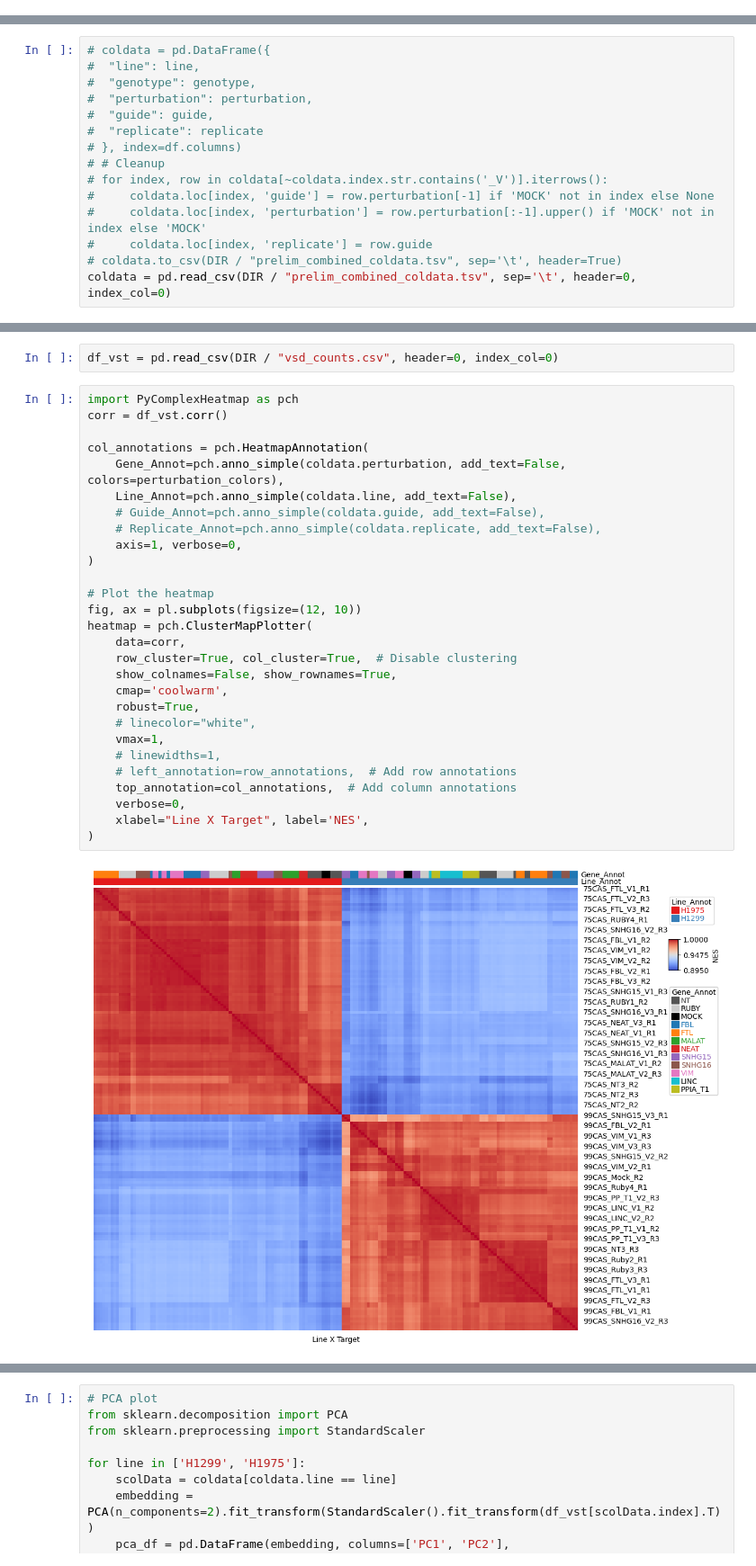
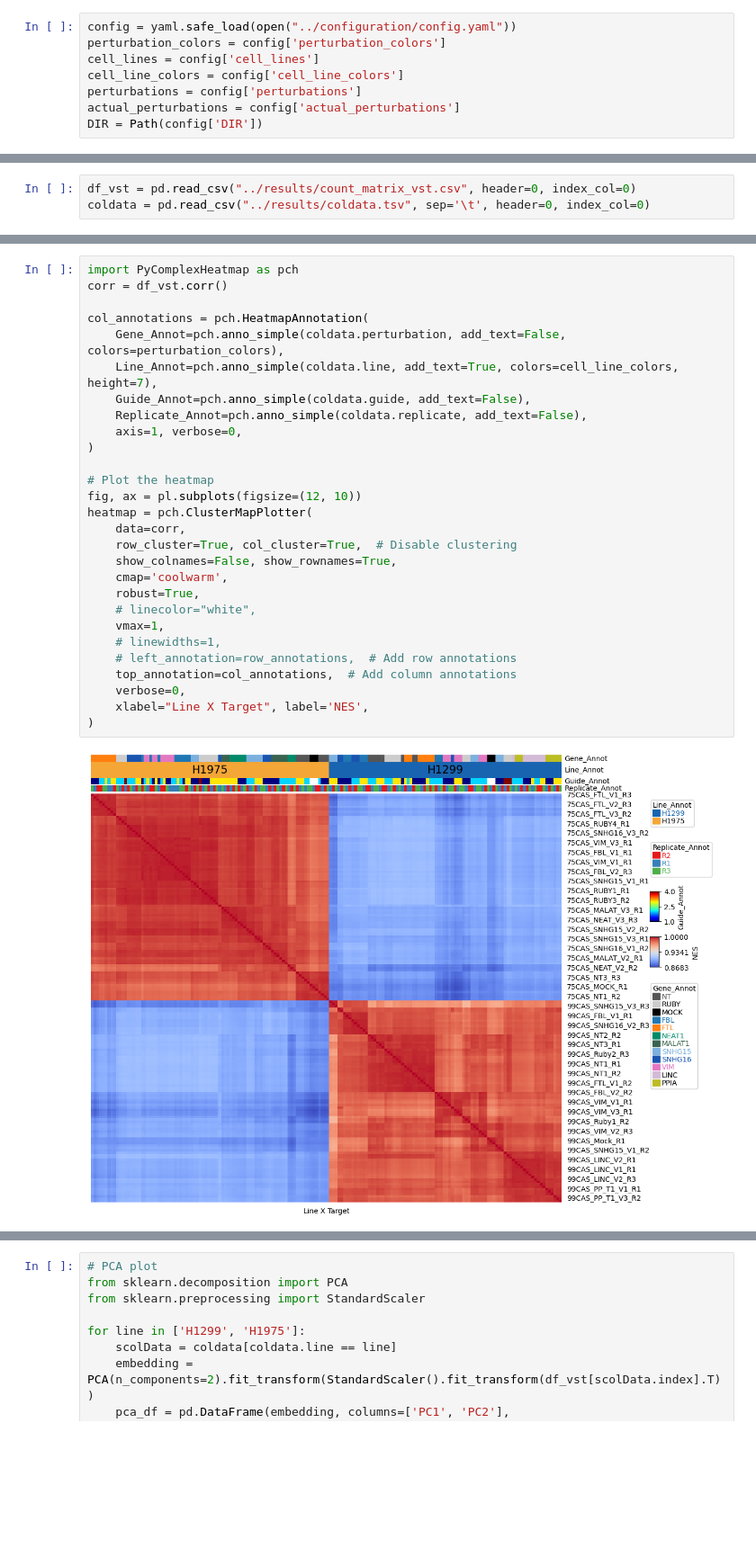
Before and after one commit to stefanpeidli/symphony-10rnaseq, a Jupyter notebook: notebooks/sym10rnaseq.ipynb, the cells around one changed output, grey strips where cells are left out. Shown at 90% size. Drawn from its saved outputs; the diff is of its cells as text; blank space fills up the shorter version.

```diff
--- a/notebooks/sym10rnaseq.ipynb
+++ b/notebooks/sym10rnaseq.ipynb
@@ -78,0 +10,8 @@ replicate = list(df.columns.str.split('_').str[3])  # TODO: verify this!
+# %%
+config = yaml.safe_load(open("../configuration/config.yaml"))
+perturbation_colors = config['perturbation_colors']
+cell_lines = config['cell_lines']
+cell_line_colors = config['cell_line_colors']
+perturbations = config['perturbations']
+actual_perturbations = config['actual_perturbations']
+DIR = Path(config['DIR'])
@@ -79,15 +20,3 @@ replicate = list(df.columns.str.split('_').str[3])  # TODO: verify this!
 # %%
-# coldata = pd.DataFrame({
-#  "line": line,
-#  "genotype": genotype,
-#  "perturbation": perturbation,
-#  "guide": guide,
-#  "replicate": replicate
-# }, index=df.columns)
-# # Cleanup
-# for index, row in coldata[~coldata.index.str.contains('_V')].iterrows():
-#     coldata.loc[index, 'guide'] = row.perturbation[-1] if 'MOCK' not in index else None
-#     coldata.loc[index, 'perturbation'] = row.perturbation[:-1].upper() if 'MOCK' not in index else 'MOCK'
-#     coldata.loc[index, 'replicate'] = row.guide
-# coldata.to_csv(DIR / "prelim_combined_coldata.tsv", sep='\t', header=True)
-coldata = pd.read_csv(DIR / "prelim_combined_coldata.tsv", sep='\t', header=0, index_col=0)
+df_vst = pd.read_csv("../results/count_matrix_vst.csv", header=0, index_col=0)
+coldata = pd.read_csv("../results/coldata.tsv", sep='\t', header=0, index_col=0)
@@ -110,32 +39,30 @@ coldata
-# %%
-df_vst = pd.read_csv(DIR / "vsd_counts.csv", header=0, index_col=0)
 # %%
 import PyComplexHeatmap as pch
 corr = df_vst.corr()
 
 col_annotations = pch.HeatmapAnnotation(
     Gene_Annot=pch.anno_simple(coldata.perturbation, add_text=False, colors=perturbation_colors),
-    Line_Annot=pch.anno_simple(coldata.line, add_text=False),
-    # Guide_Annot=pch.anno_simple(coldata.guide, add_text=False),
-    # Replicate_Annot=pch.anno_simple(coldata.replicate, add_text=False),
+    Line_Annot=pch.anno_simple(coldata.line, add_text=True, colors=cell_line_colors, height=7),
+    Guide_Annot=pch.anno_simple(coldata.guide, add_text=False),
+    Replicate_Annot=pch.anno_simple(coldata.replicate, add_text=False),
     axis=1, verbose=0,
 )
 
 # Plot the heatmap
 fig, ax = pl.subplots(figsize=(12, 10))
 heatmap = pch.ClusterMapPlotter(
     data=corr,
     row_cluster=True, col_cluster=True,  # Disable clustering
     show_colnames=False, show_rownames=True,
     cmap='coolwarm',
     robust=True,
     # linecolor="white",
     vmax=1,
     # linewidths=1,
     # left_annotation=row_annotations,  # Add row annotations
     top_annotation=col_annotations,  # Add column annotations
     verbose=0,
     xlabel="Line X Target", label='NES',
 )
 # %% [output]
-[figure, old version]
+[figure, new version]
```
Also changed, not shown: parts of 22 cells of this notebook, 24 other files.
